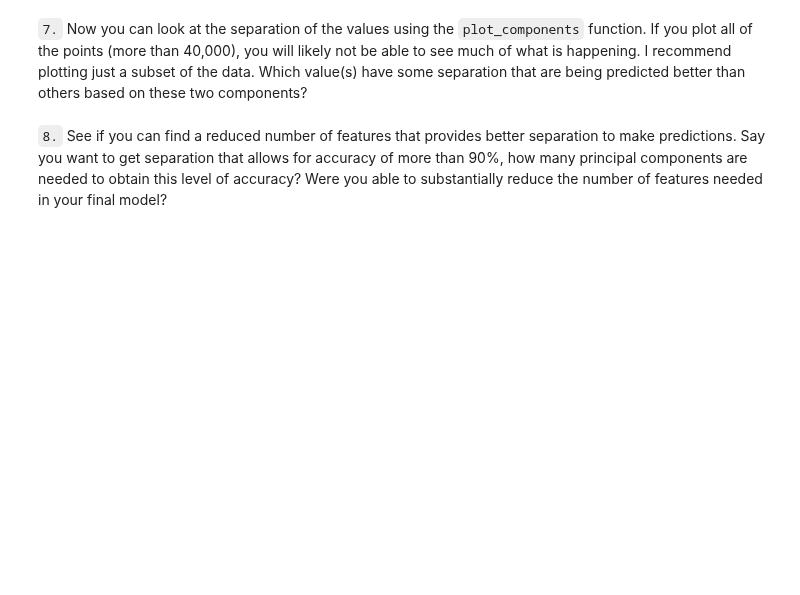
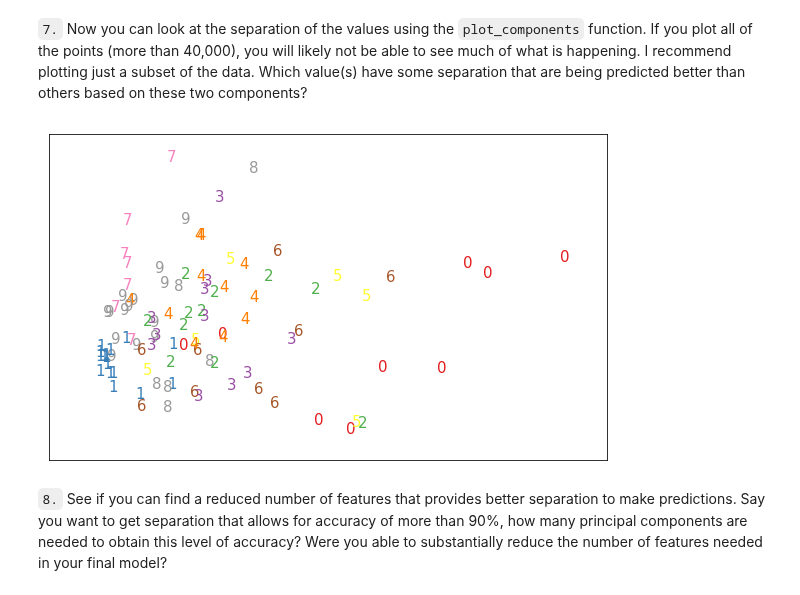
Before and after one commit to jc-udacity/datascientist, a Jupyter notebook: 04_unsupervised_learning/04_Principal_Component_Analysis/PCA_1.ipynb, the cells around one changed output. Cells and saved outputs as stored; diff of their text form; code cells hidden in the pictures; blank space fills up the shorter version.

```diff
--- a/04_unsupervised_learning/04_Principal_Component_Analysis/PCA_1.ipynb
+++ b/04_unsupervised_learning/04_Principal_Component_Analysis/PCA_1.ipynb
@@ -26,5 +69,8 @@ import seaborn as sns
 # %% [markdown]
 `2.` Create a vector called y that holds the **label** column of the dataset.  Store all other columns holding the pixel data of your images in X.
+# %%
+y = train['label']
+X = train.drop(labels='label', axis=1) # axis = 1 means drop column
 # %%
 #Check Your Solution
 t.question_two_check(y, X)
@@ -48,4 +98,4 @@ If you decide to put together your own classifier, remember the 4 steps to this
 You can also try a grid search to see if you can improve on your initial predictions.
 # %%
 # Remove the tag to fit the RF model from the video, you can also try fitting your own!
-# fit_random_forest_classifier(X, y)
+fit_random_forest_classifier(X, y)
@@ -53,7 +116,11 @@ You can also try a grid search to see if you can improve on your initial predict
 `5.` Now for the purpose of this lesson, to look at PCA.  In the video, I created a model just using two features.  Replicate the process below. You can use the same `do_pca` function that was created in the previous video.  Store your variables in **pca** and **X_pca**.
 # %%
 do_pca?
+# %%
+pca, X_pca = do_pca(5,X)
 # %% [markdown]
 `6.` The **X_pca** has reduced the original number of more than 700 features down to only 2 features that capture the majority of the variability in the pixel values.  Use the space below to fit a model using these two features to predict the written value.  You can use the random forest model by running `fit_random_forest_classifier` the same way as in the video. How well does it perform?
 # %%
 fit_random_forest_classifier?
+# %%
+fit_random_forest_classifier(X_pca, y)
@@ -62,8 +142,10 @@ fit_random_forest_classifier?
 # %%
 # Try plotting some of the numbers below - you can change the number
 # of digits that are plotted, but it is probably best not to plot the
 # entire dataset.  Your visual will not be readable.
 
-# plot_components(X_pca[:100], y[:100])
+plot_components(X_pca[:100], y[:100])
+# %% [output]
+[figure, added]
 # %% [markdown]
 `8.` See if you can find a reduced number of features that provides better separation to make predictions.  Say you want to get separation that allows for accuracy of more than 90%, how many principal components are needed to obtain this level of accuracy?  Were you able to substantially reduce the number of features needed in your final model?
```
Also changed, not shown: parts of 17 cells of this notebook, 5 other files.
